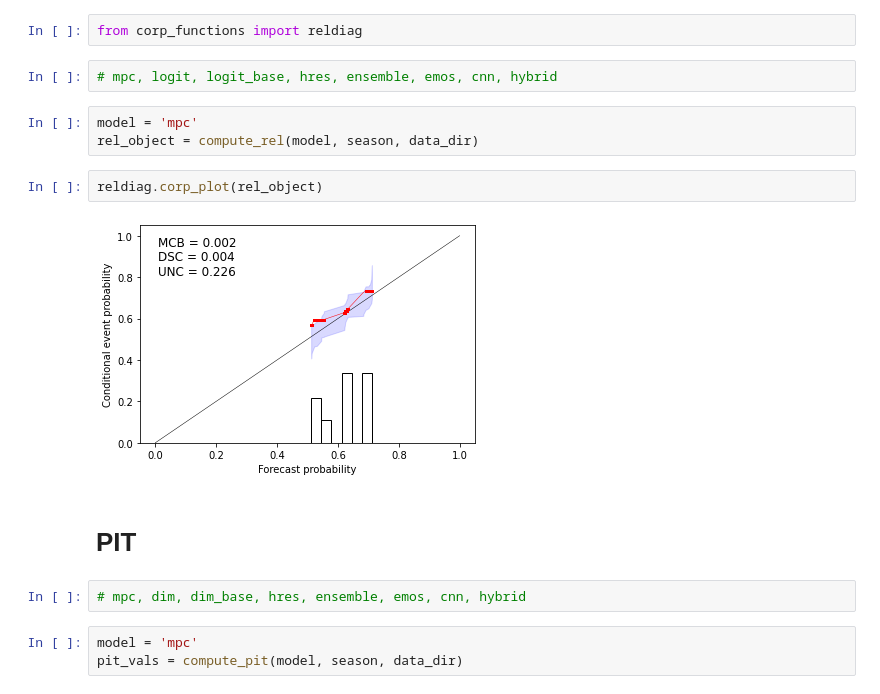
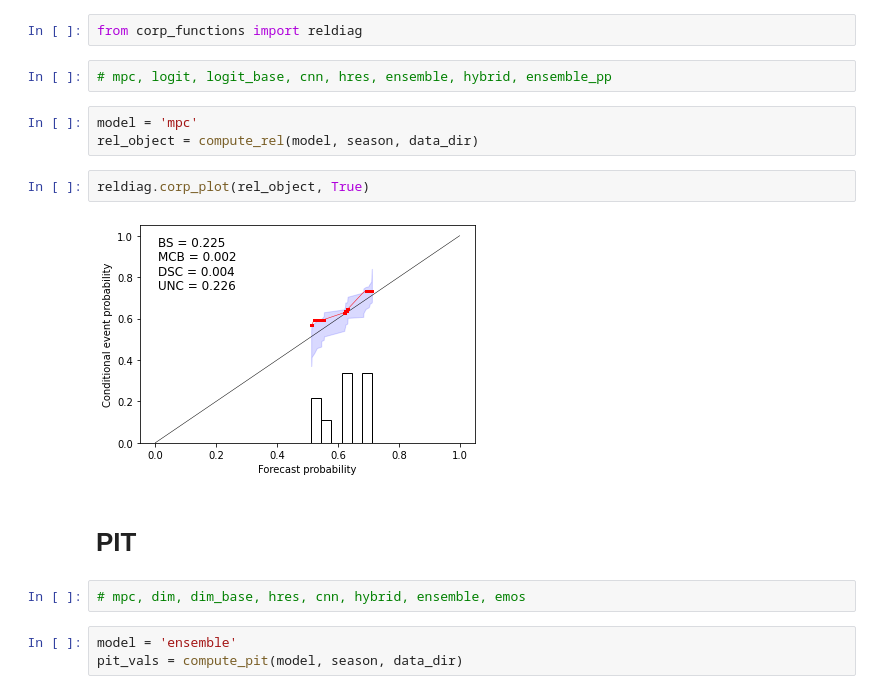
Before and after one commit to evwalz/precipitation_forecasting, a Jupyter notebook: scripts/Niamey.ipynb, the cells around one changed output. Drawn from its saved outputs; the diff is of its cells as text.

Commit message:
added scripts for more figures Ω

```diff
--- a/scripts/Niamey.ipynb
+++ b/scripts/Niamey.ipynb
@@ -12,20 +12,20 @@ season = 'JAS'
 # %%
 from corp_functions import reldiag
 # %%
-# mpc, logit, logit_base, hres, ensemble, emos, cnn, hybrid
+# mpc, logit, logit_base, cnn, hres, ensemble, hybrid, ensemble_pp
 # %%
 model = 'mpc'
 rel_object = compute_rel(model, season, data_dir)
 # %%
-reldiag.corp_plot(rel_object)
+reldiag.corp_plot(rel_object, True)
 # %% [output]
-[figure, old version]
+[figure, new version]
 # %% [markdown]
 # PIT
 # %%
-# mpc, dim, dim_base, hres, ensemble, emos, cnn, hybrid
+# mpc, dim, dim_base, hres, cnn, hybrid, ensemble, emos
 # %%
-model = 'mpc'
+model = 'ensemble'
 pit_vals = compute_pit(model, season, data_dir)
 # %%
 import matplotlib.pyplot as plt
```
Also changed, not shown: parts of 3 cells of this notebook, 8 other files.
